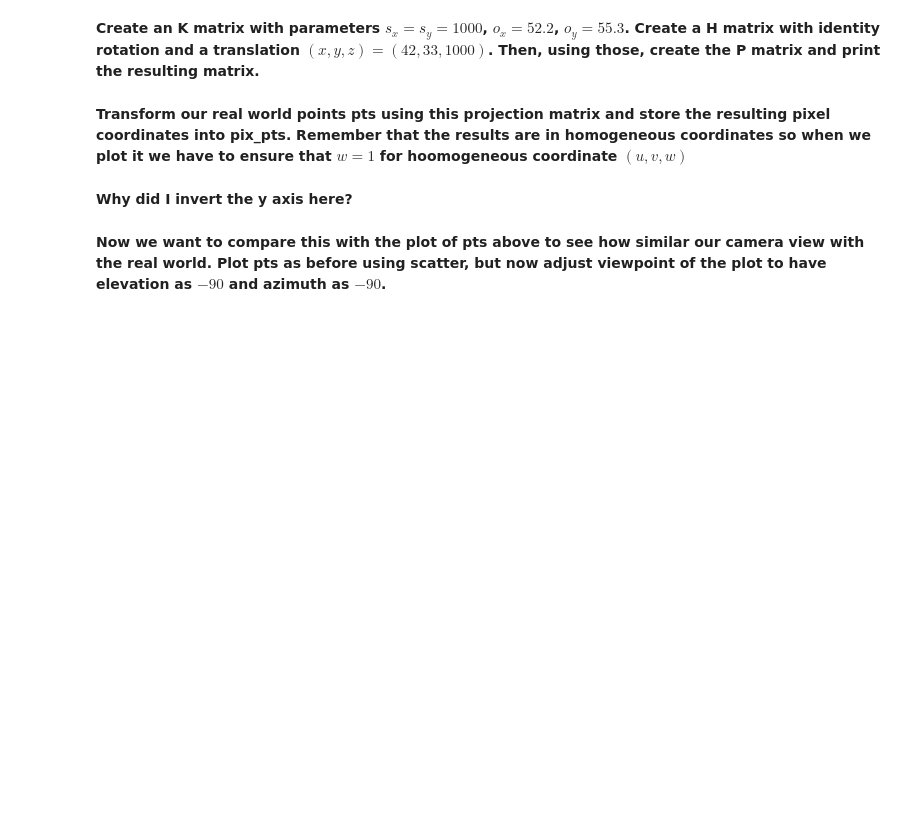
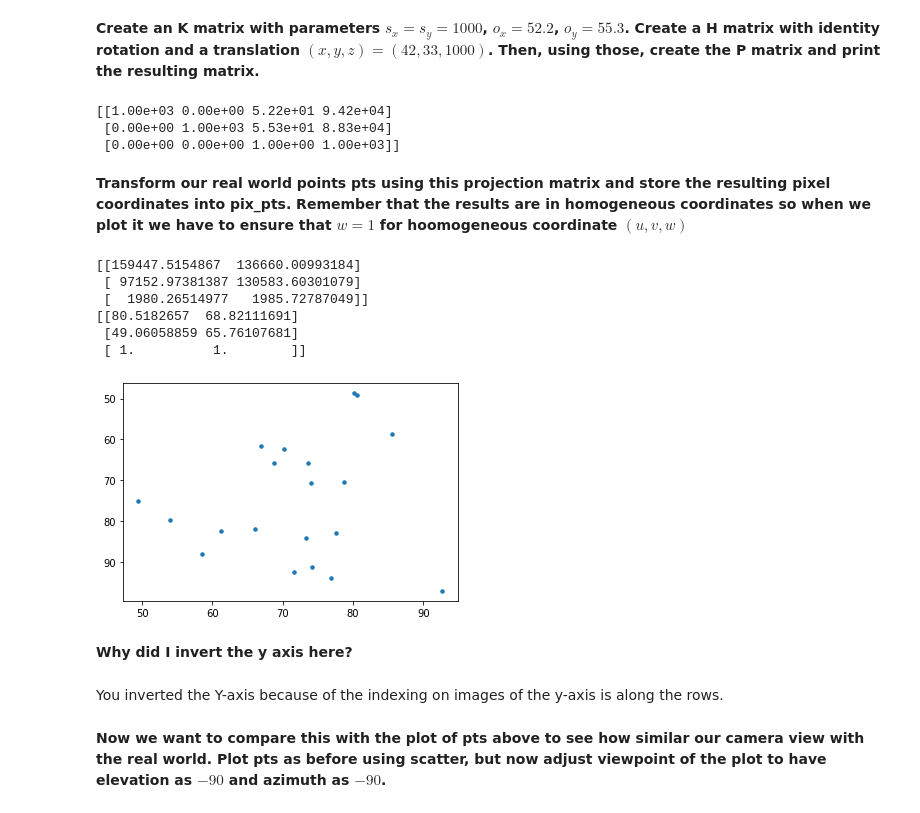
Before and after one commit to dlezcan1/computer-vision-fall-2020, a Jupyter notebook: week8/(Week_8)_Camera_Geometry.ipynb, the cells around one changed output. Cells and saved outputs as stored; diff of their text form; code cells hidden in the pictures; blank space fills up the shorter version.

```diff
--- a/week8/(Week_8)_Camera_Geometry.ipynb
+++ b/week8/(Week_8)_Camera_Geometry.ipynb
@@ -83,16 +89,47 @@ plt.scatter(pts[0],pts[1],zs=pts[2],s=5)
 # %% [markdown]
 **Create an K matrix with parameters $s_x=s_y=1000$, $o_x=52.2$, $o_y=55.3$. Create a H matrix with identity rotation and a translation $(x, y, z)=(42, 33, 1000)$. Then, using those, create the P matrix and print the resulting matrix.**
+# %%
+K = Kmatrix(1000, 1000, 52.2, 55.3)
+M = Mmatrix(K)
+
+t = np.array([42, 33, 1000]).reshape(-1,1)
+R = rotatex(0) # identity
+
+Htop = np.hstack((R, t))
+H = np.vstack((Htop, [0,0,0,1]))
+P = Pmatrix(M, H)
+
+print(P)
+# %% [output]
+[[1.00e+03 0.00e+00 5.22e+01 9.42e+04]
+ [0.00e+00 1.00e+03 5.53e+01 8.83e+04]
+ [0.00e+00 0.00e+00 1.00e+00 1.00e+03]]
 # %% [markdown]
 **Transform our real world points pts using this projection matrix and store the resulting pixel coordinates into pix_pts. Remember that the results are in homogeneous coordinates so when we plot it we have to ensure that $w=1$ for hoomogeneous coordinate $(u, v, w)$**
 # %%
 pix_pts = np.zeros((3, 20))
 
+pix_pts_unnormed = P @ pts
+print(pix_pts_unnormed[:, :2])
+
+pix_pts = pix_pts_unnormed/pix_pts_unnormed[-1,:]
+print(pix_pts[:,:2])
 
 # Plot these points
 fig = plt.figure()
-plt.scatter(pix_pts[0], pix_pts[1], s=5)
+plt.scatter(pix_pts[0], pix_pts[1], s=12)
 plt.gca().invert_yaxis()
+# %% [output]
+[[159447.5154867  136660.00993184]
+ [ 97152.97381387 130583.60301079]
+ [  1980.26514977   1985.72787049]]
+[[80.5182657  68.82111691]
+ [49.06058859 65.76107681]
+ [ 1.          1.        ]]
+[figure, added]
 # %% [markdown]
 **Why did I invert the y axis here?**
+# %% [markdown]
+You inverted the Y-axis because of the indexing on images of the y-axis is along the rows.
 # %% [markdown]
 **Now we want to compare this with the plot of pts above to see how similar our camera view with the real world. Plot pts as before using scatter, but now adjust viewpoint of the plot to have elevation as $-90$ and azimuth as $-90$.**
```
Also changed, not shown: parts of 39 cells of this notebook.
